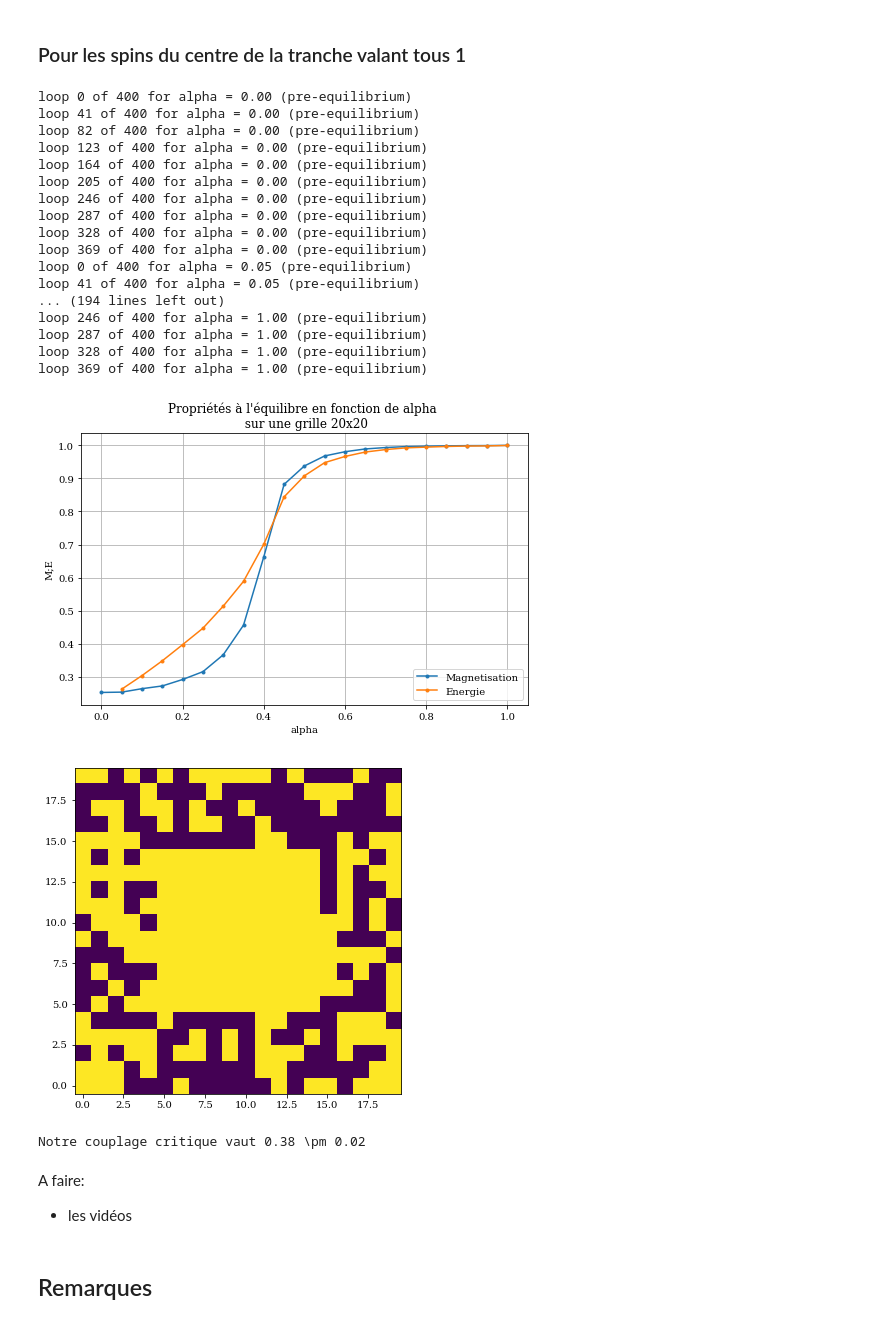
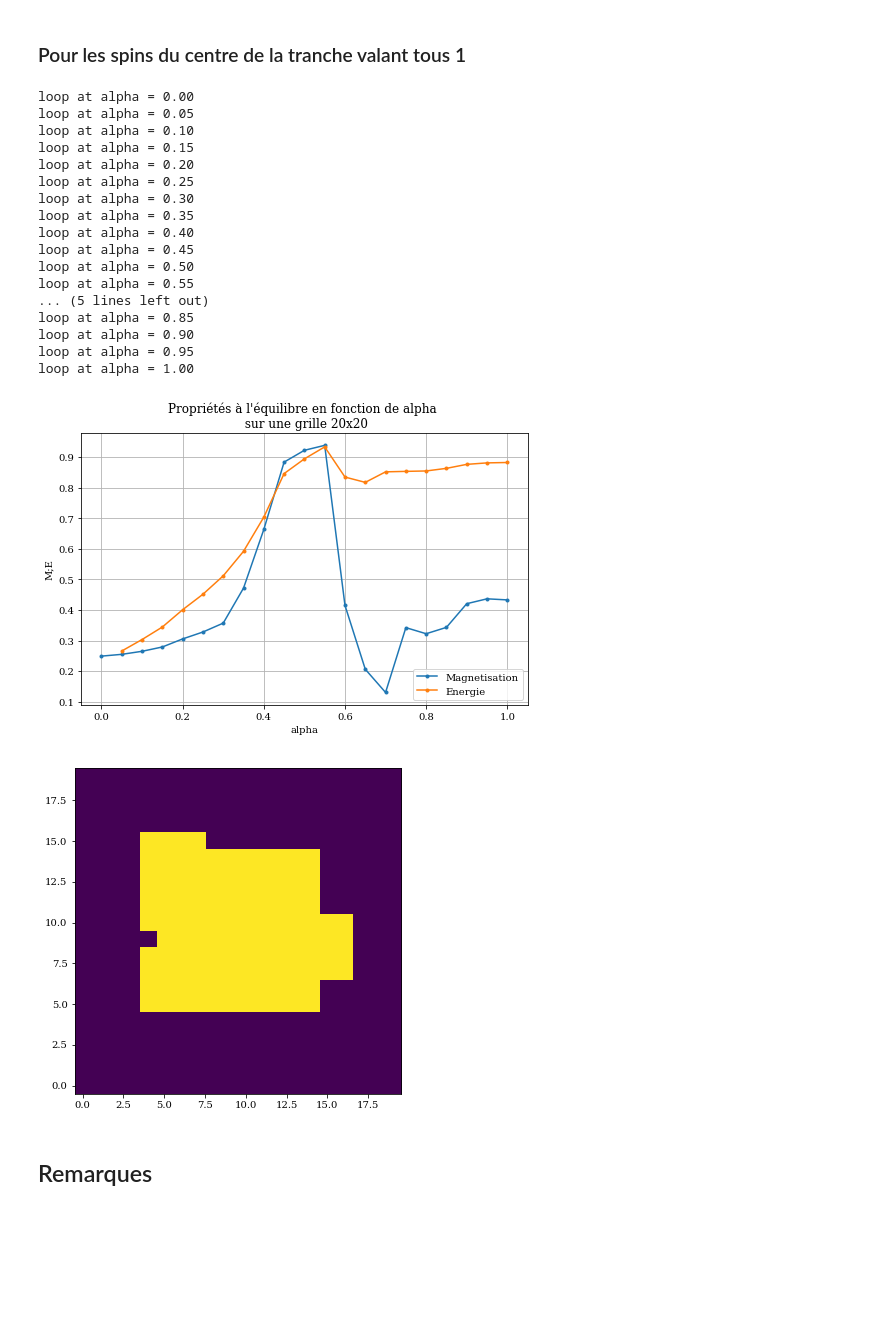
Before and after one commit to ceschoon/Travail-PHYS-F-303, a Jupyter notebook: Travail_PHYS-F-303_MJ_CS.ipynb, the cells around one changed output. Drawn from its saved outputs; the diff is of its cells as text; code cells hidden in the pictures; blank space fills up the shorter version.

```diff
--- a/Travail_PHYS-F-303_MJ_CS.ipynb
+++ b/Travail_PHYS-F-303_MJ_CS.ipynb
@@ -1145,8 +1161,8 @@ Notre couplage critique vaut 0.38 \pm 0.02
 # %% [markdown]
 ### Pour les spins du centre de la tranche valant tous 1
 # %%
-NMC = 600
-NMC_eq = 400
+NMC = 300
+NMC_eq = 200
 step = 1
 nx = 20 # petit pour une simple verification
 ny = 20
@@ -1160,33 +1176,33 @@ borders = [1,1,1,1]
 a = 1
 
 for i in range(len_alpha):
-     sps[i] = initial_state_aligned(nx,ny)
+     sps[i] = -initial_state_aligned(nx,ny)
 
-[Ms,Es] = M_equilibrium_for_alphas(sps,NMC,step,alphas,NMC_eq,param,borders,a)
+E_aligned = moy_ener(np.ones((nx,ny)),alphas)
+
+[Ms,Es] = M_equilibrium_for_alphas2(sps,NMC,step,alphas,NMC_eq,param,borders,a)
 # %% [output]
-loop 0 of 400 for alpha = 0.00 (pre-equilibrium)
-loop 41 of 400 for alpha = 0.00 (pre-equilibrium)
-loop 82 of 400 for alpha = 0.00 (pre-equilibrium)
-loop 123 of 400 for alpha = 0.00 (pre-equilibrium)
-loop 164 of 400 for alpha = 0.00 (pre-equilibrium)
-loop 205 of 400 for alpha = 0.00 (pre-equilibrium)
-loop 246 of 400 for alpha = 0.00 (pre-equilibrium)
-loop 287 of 400 for alpha = 0.00 (pre-equilibrium)
-loop 328 of 400 for alpha = 0.00 (pre-equilibrium)
-loop 369 of 400 for alpha = 0.00 (pre-equilibrium)
-loop 0 of 400 for alpha = 0.05 (pre-equilibrium)
-loop 41 of 400 for alpha = 0.05 (pre-equilibrium)
-... (194 lines left out)
-loop 246 of 400 for alpha = 1.00 (pre-equilibrium)
-loop 287 of 400 for alpha = 1.00 (pre-equilibrium)
-loop 328 of 400 for alpha = 1.00 (pre-equilibrium)
-loop 369 of 400 for alpha = 1.00 (pre-equilibrium)
+loop at alpha = 0.00
+loop at alpha = 0.05
+loop at alpha = 0.10
+loop at alpha = 0.15
+loop at alpha = 0.20
+loop at alpha = 0.25
+loop at alpha = 0.30
+loop at alpha = 0.35
+loop at alpha = 0.40
+loop at alpha = 0.45
+loop at alpha = 0.50
+loop at alpha = 0.55
+... (5 lines left out)
+loop at alpha = 0.85
+loop at alpha = 0.90
+loop at alpha = 0.95
+loop at alpha = 1.00
 # %%
-E_aligned = moy_ener(sps[-1],alphas)
-
 plt.figure(figsize=(8,5));
 plt.plot(alphas,abs(Ms), '.-', label='Magnetisation');
-plt.plot(alphas,abs(Es/E_aligned), '.-', label='Energie');
+plt.plot(alphas[1:],abs(Es[1:]/E_aligned[1:]), '.-', label='Energie');
 plt.title("Propriétés à l'équilibre en fonction de alpha \n sur une grille {:d}x{:d}".format(nx,ny));
 plt.xlabel('alpha');
 plt.ylabel('M;E');
@@ -1194,12 +1210,12 @@ plt.legend(loc=4);
 plt.grid()
 plt.show()
 # %% [output]
-[figure, old version]
+[figure, new version]
 # %%
 plt.figure(figsize=(6,6))
-plt.imshow(sps[0],interpolation="none",origin='lower');
+plt.imshow(sps[39],interpolation="none",origin='lower');
 # %% [output]
-[figure, old version]
+[figure, new version]
 # %%
 for i in range(len(alphas)-1):
     if (abs(Ms[i])<=0.5) & (abs(Ms[i+1])>0.5):
@@ -1208,11 +1224,6 @@ for i in range(len(alphas)-1):
         break # afin de ne pas détecter les pics dû aux domaines de Weiss non alignés
 
 print("Notre couplage critique vaut {:.2f} \pm {:.2f}".format(alpha_c,err_alpha_c))
-# %% [output]
-Notre couplage critique vaut 0.38 \pm 0.02
-# %% [markdown]
-A faire:
-- les vidéos
 # %% [markdown]
 ## Remarques
 # %% [markdown]
```
Also changed, not shown: parts of 42 cells of this notebook, 3 other files.
